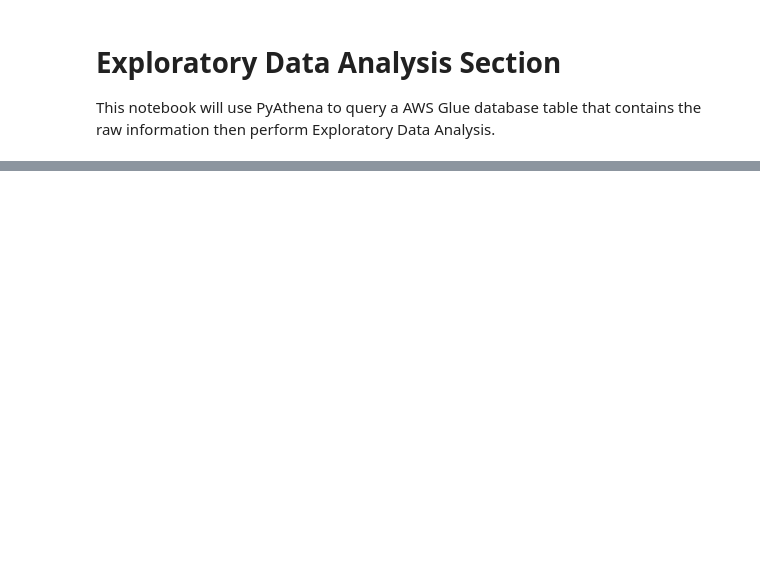
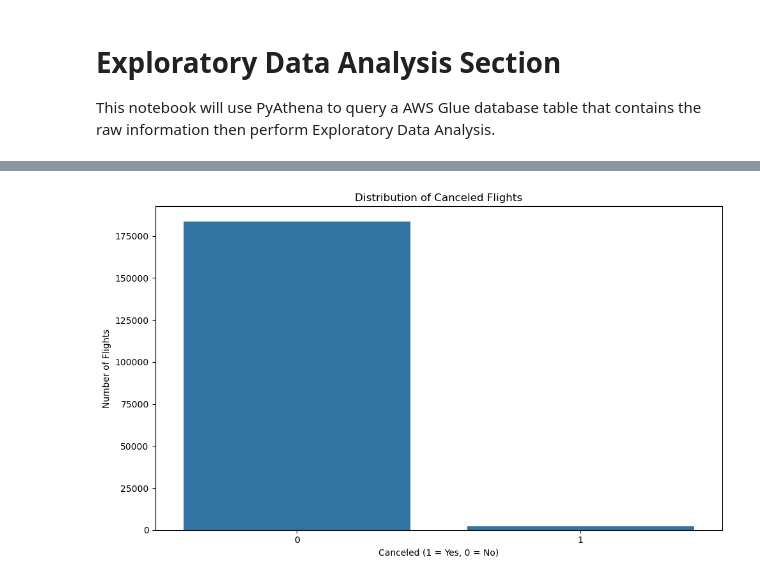
Before and after one commit to gw-00/ADS-508-Project, a Jupyter notebook: 3_clean_data/1_EDA.ipynb, the cells around one changed output, grey strips where cells are left out. Cells and saved outputs as stored; diff of their text form; code cells hidden in the pictures; blank space fills up the shorter version.

```diff
--- a/3_clean_data/1_EDA.ipynb
+++ b/3_clean_data/1_EDA.ipynb
@@ -34,0 +97,11 @@ raw_df.head()
+# %%
+# visualize distribution of canceled flights
+plt.figure(figsize=(10,6))
+sns.countplot(data=raw_df, x='CANCELLED')
+plt.title('Distribution of Canceled Flights')
+plt.xlabel('Canceled (1 = Yes, 0 = No)')
+plt.ylabel('Number of Flights')
+plt.tight_layout()
+plt.show()
+# %% [output]
+[figure, added]
```
Also changed, not shown: parts of 18 cells of this notebook.
